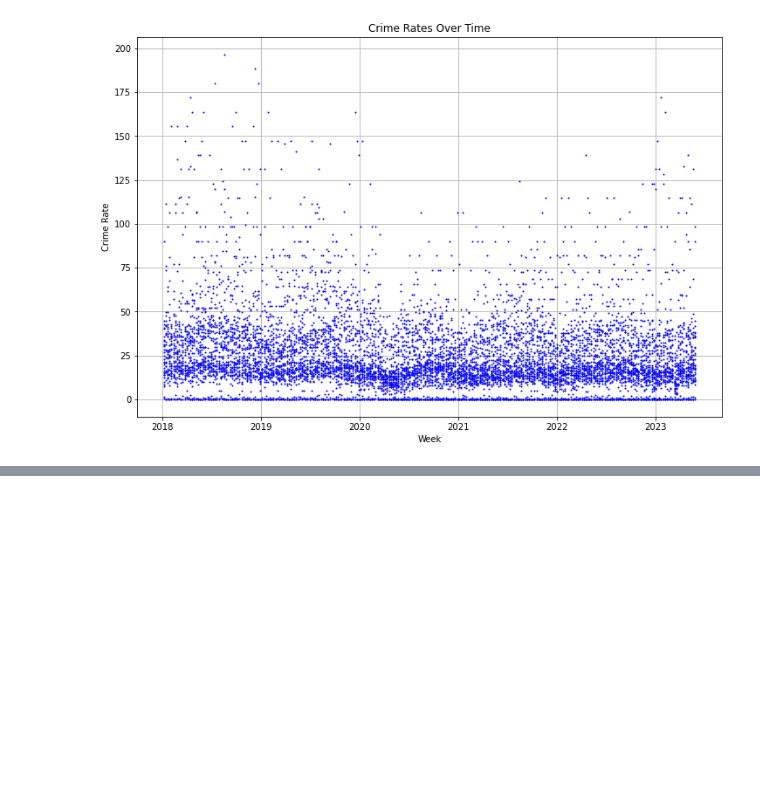
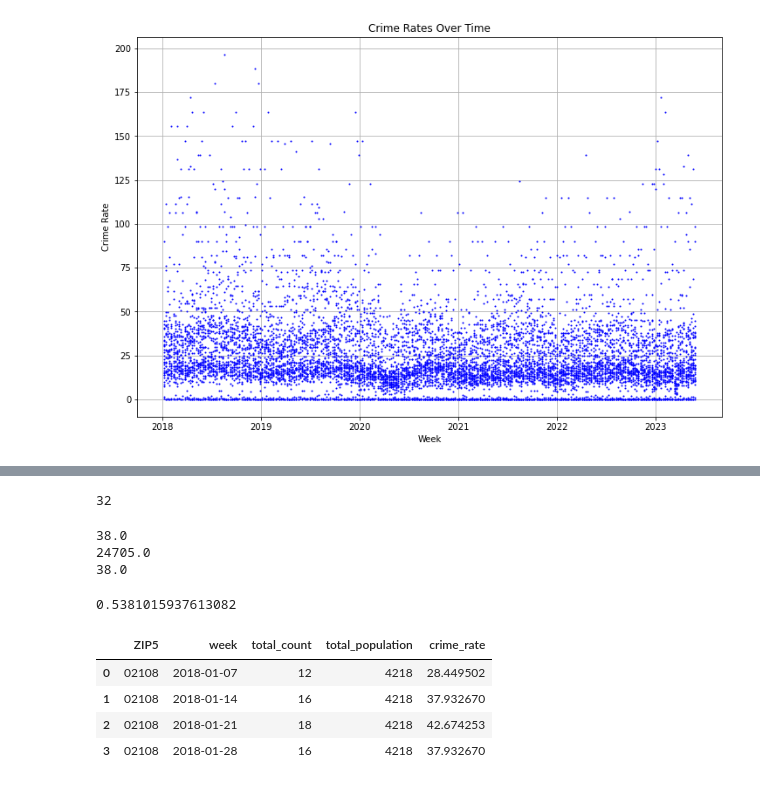
Before and after one commit to bail-reform/NYC, a Jupyter notebook: Boston_Data_Aggregation.ipynb, the cells around one changed output, grey strips where cells are left out. Saved outputs shown, nothing was run; the diff lists cells and outputs as text; code cells hidden in the pictures; blank space fills up the shorter version.

```diff
--- a/Boston_Data_Aggregation.ipynb
+++ b/Boston_Data_Aggregation.ipynb
@@ -344,0 +350,2 @@ plt.show()
+# %%
+merged_df['ZIP5'] = merged_df['ZIP5'].astype(str).str.zfill(5)
@@ -344,0 +367,24 @@ plt.show()
+# %%
+merged_df['ZIP5'].nunique()
+# %% [output]
+32
+# %%
+print(merged_df['total_count'].median())
+print(merged_df['total_population'].median())
+print(merged_df['total_count'].median())
+# %% [output]
+38.0
+24705.0
+38.0
+# %%
+merged_df['total_count'].sum()/merged_df.groupby('ZIP5')['total_population'].first().sum()
+# %% [output]
+0.5381015937613082
+# %%
+merged_df.head(4)
+# %% [output]
+|  | ZIP5 | week | total_count | total_population | crime_rate |
+| 0 | 02108 | 2018-01-07 | 12 | 4218 | 28.449502 |
+| 1 | 02108 | 2018-01-14 | 16 | 4218 | 37.932670 |
+| 2 | 02108 | 2018-01-21 | 18 | 4218 | 42.674253 |
+| 3 | 02108 | 2018-01-28 | 16 | 4218 | 37.932670 |
```
Also changed, not shown: parts of 9 cells of this notebook.
